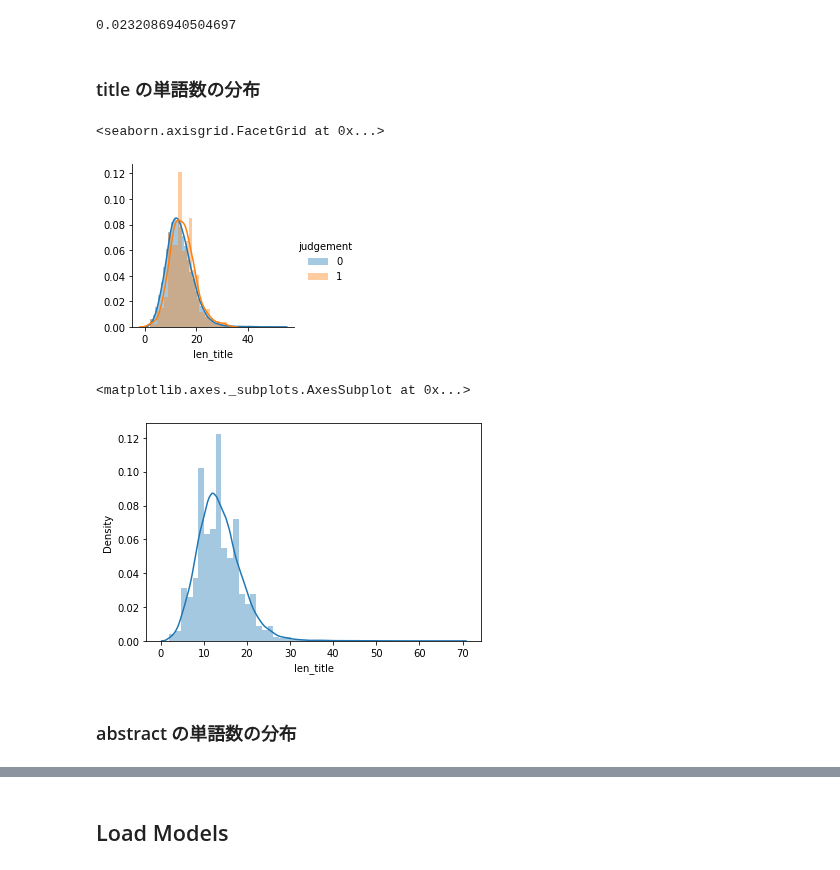
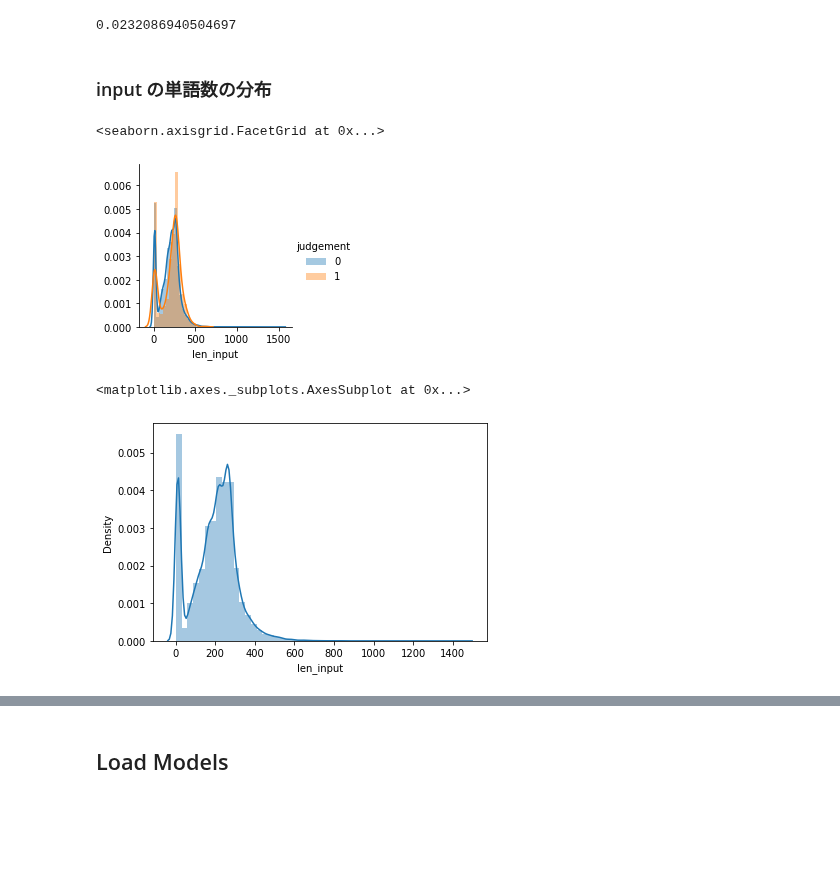
Before and after one commit to IMOKURI/signate-471, a Jupyter notebook: 医学論文の自動仕分けチャレンジ.ipynb, the cells around one changed output, grey strips where cells are left out. Drawn from its saved outputs; the diff is of its cells as text; code cells hidden in the pictures; blank space fills up the shorter version.

```diff
--- a/医学論文の自動仕分けチャレンジ.ipynb
+++ b/医学論文の自動仕分けチャレンジ.ipynb
@@ -434,18 +494,39 @@ def get_train_data(train):
     # NaN を空白で埋めます。
     train = train.fillna("")
 
+    # judgement を one hot encoding
+    # train["judgement_str"] = train["judgement"].astype(str)
+    # train = pd.get_dummies(train, columns=["judgement_str"], prefix=["judgement"])
+
     # abstract の有無を Stratified KFold で使います。
     train["nan_abstract"] = np.where(train["abstract"] == "", 1, 0)
 
     # title の単語数
-    train["len_title"] = train["title"].apply(lambda x: len(x.split()))
+    # train["len_title"] = train["title"].apply(lambda x: len(x.split()))
 
     # abstract の単語数
-    train["len_abstract"] = train["abstract"].apply(lambda x: len(x.split()))
+    # train["len_abstract"] = train["abstract"].apply(lambda x: len(x.split()))
 
     # title と abstract を接続します。
     train["title_abstract"] = train[["title", "abstract"]].agg(" ".join, axis=1)
-    train["abstract_title"] = train[["abstract", "title"]].agg(" ".join, axis=1)
+    # train["abstract_title"] = train[["abstract", "title"]].agg(" ".join, axis=1)
+
+    # Back Translation (en -> de -> en)
+    #train_bt_de = train[train["judgement"] == 1].copy()
+    #train_bt_de["title_abstract"] = back_translation_de(train_bt_de["title_abstract"])
+
+    # Synonym Augmenter
+    #train_sa = train[train["judgement"] == 1].copy()
+    #train_sa["title_abstract"] = synonym_augmenter(train_sa["title_abstract"])
+
+    #train = pd.concat([train, train_bt_de, train_sa], axis=0)
+
+    train["len_input"] = train[config.input].apply(lambda x: len(x.split()))
+
+    # Abstractive Summarization Augmenter
+    #train.loc[train['len_input'] > config.max_len, config.input] = train.loc[train['len_input'] > config.max_len, config.input].apply(abstractive_summarization_augmenter)
+    #train["len_input"] = train[config.input].apply(lambda x: len(x.split()))
+
 
     # train["preprocessed_title_abstract"] = preprocess(train["title_abstract"])
 
@@ -476,8 +564,8 @@ def get_test_data(test):
 
     return test
 # %%
-if False:  # os.path.exists("/gdrive/MyDrive/Datasets/signate-471/preprocessed_train.csv"):
-    !cp -f /gdrive/MyDrive/Datasets/signate-471/preprocessed_train.csv .
+if os.path.exists("/content/drive/MyDrive/Datasets/signate-471/preprocessed_train.csv"):
+    !cp -f /content/drive/MyDrive/Datasets/signate-471/preprocessed_train.csv .
     train = pd.read_csv("preprocessed_train.csv")
 
     # csv を再読み込みすると NaN に戻ってしまうので、再度変換します。
@@ -486,11 +574,11 @@ if False:  # os.path.exists("/gdrive/MyDrive/Datasets/signate-471/preprocessed_t
 else:
     # 一度、前処理したものは保存しておきます。
     train = get_train_data(train)
-    # train.to_csv("preprocessed_train.csv")
+    train.to_csv("preprocessed_train.csv")
 
     # artifact = wandb.Artifact('preprocessed_train', type='dataset')
     # artifact.add_file("preprocessed_train.csv")
     # run.log_artifact(artifact)
 
-    # !cp -f preprocessed_train.csv /gdrive/MyDrive/Datasets/signate-471/
+    !cp -f preprocessed_train.csv /content/drive/MyDrive/Datasets/signate-471/
 # %%
@@ -623,18 +698,16 @@ print(border)
 # %% [output]
 0.0232086940504697
 # %% [markdown]
-### title の単語数の分布
+### input の単語数の分布
 # %%
-g = sns.FacetGrid(train[["judgement", "len_title"]], hue='judgement')
-g.map(sns.distplot, 'len_title', label='judgement', hist=True, rug=False)
+g = sns.FacetGrid(train[["judgement", "len_input"]], hue='judgement')
+g.map(sns.distplot, 'len_input', label='judgement', hist=True, rug=False)
 g.add_legend()
 # %% [output]
 <seaborn.axisgrid.FacetGrid at 0x...>
-[figure, old version]
+[figure, new version]
 # %%
-sns.distplot(test["len_title"], hist=True, rug=False)
+sns.distplot(test["len_input"], hist=True, rug=False)
 # %% [output]
 <matplotlib.axes._subplots.AxesSubplot at 0x...>
-[figure, old version]
+[figure, new version]
-# %% [markdown]
-### abstract の単語数の分布
```
Also changed, not shown: parts of 33 cells of this notebook.
